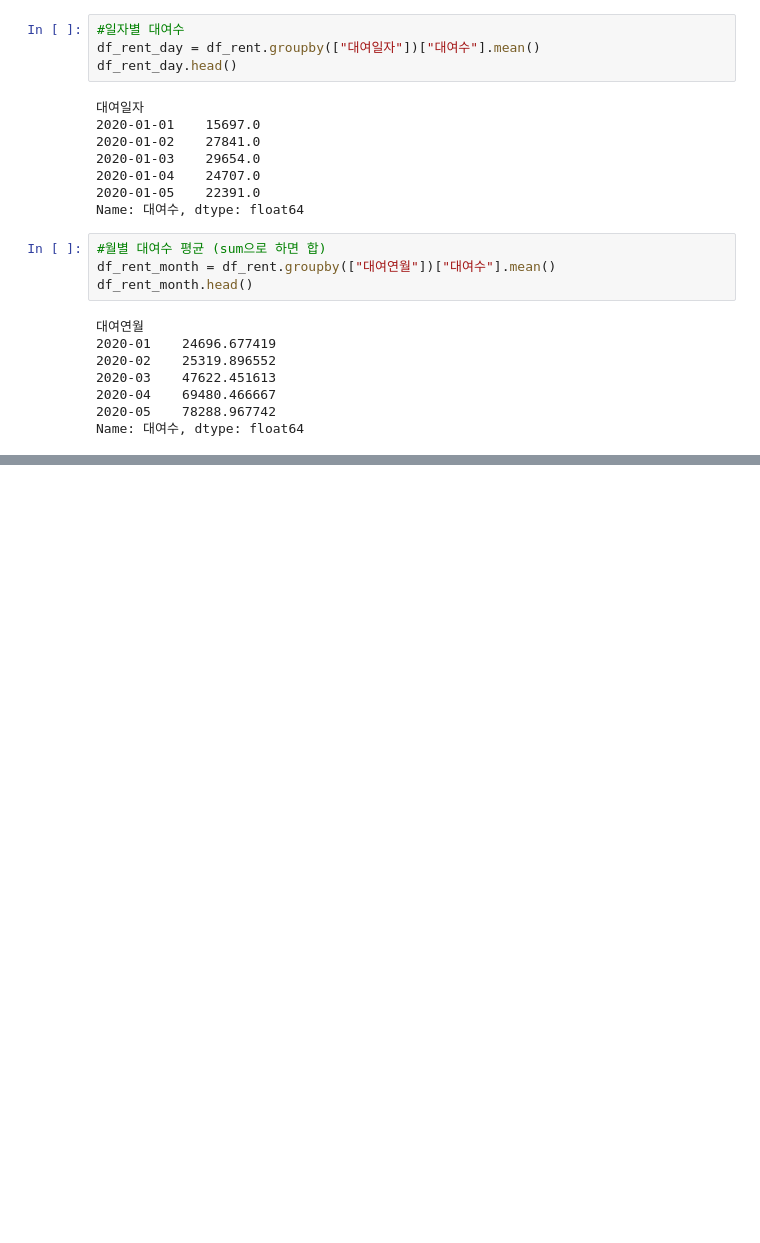
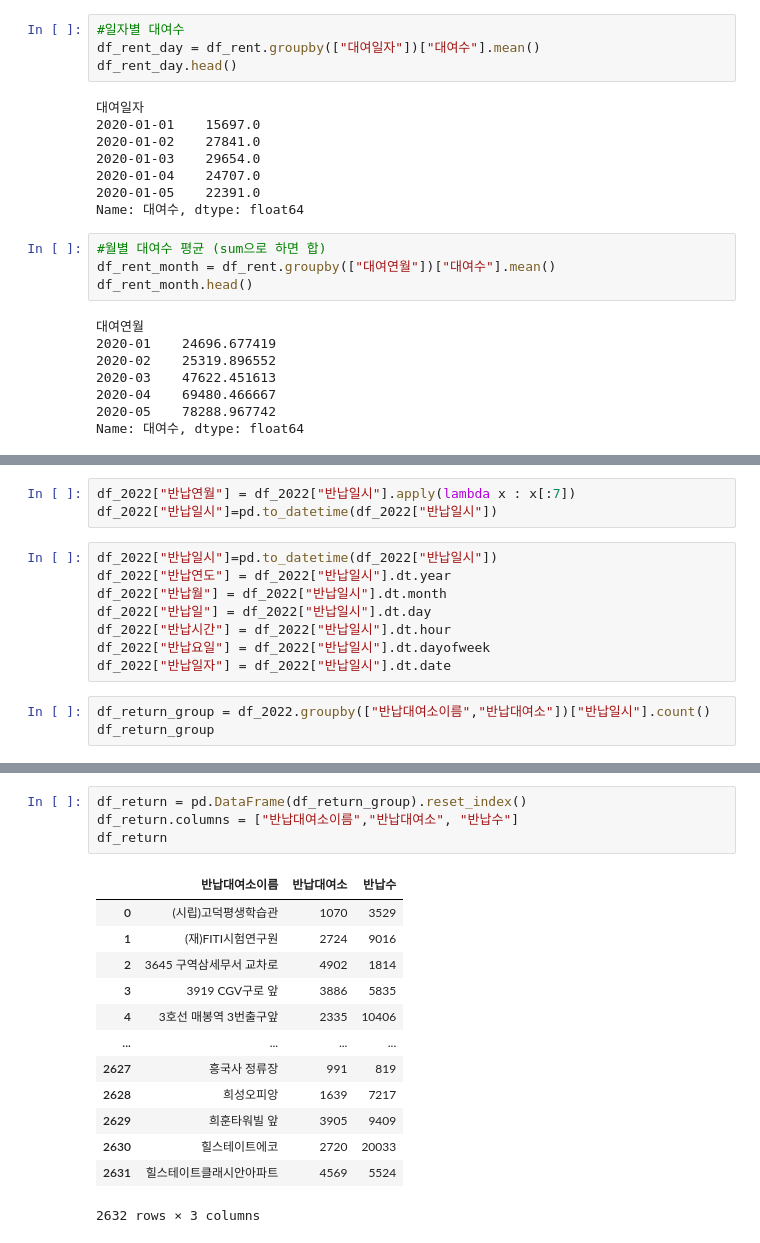
Before and after one commit to dhcryan/ddareung, a Jupyter notebook: main.ipynb, the cells around one changed output, grey strips where cells are left out. Saved outputs shown, nothing was run; the diff lists cells and outputs as text; blank space fills up the shorter version.

```diff
--- a/main.ipynb
+++ b/main.ipynb
@@ -258,0 +206,14 @@ Name: 대여대여소이름, dtype: Int64
+# %%
+df_2022["반납연월"] = df_2022["반납일시"].apply(lambda x : x[:7])
+df_2022["반납일시"]=pd.to_datetime(df_2022["반납일시"])
+# %%
+df_2022["반납일시"]=pd.to_datetime(df_2022["반납일시"])
+df_2022["반납연도"] = df_2022["반납일시"].dt.year
+df_2022["반납월"] = df_2022["반납일시"].dt.month
+df_2022["반납일"] = df_2022["반납일시"].dt.day
+df_2022["반납시간"] = df_2022["반납일시"].dt.hour
+df_2022["반납요일"] = df_2022["반납일시"].dt.dayofweek
+df_2022["반납일자"] = df_2022["반납일시"].dt.date
+# %%
+df_return_group = df_2022.groupby(["반납대여소이름","반납대여소"])["반납일시"].count()
+df_return_group
@@ -258,0 +234,18 @@ Name: 대여대여소이름, dtype: Int64
+# %%
+df_return = pd.DataFrame(df_return_group).reset_index()
+df_return.columns = ["반납대여소이름","반납대여소", "반납수"]
+df_return
+# %% [output]
+|  | 반납대여소이름 | 반납대여소 | 반납수 |
+| 0 | (시립)고덕평생학습관 | 1070 | 3529 |
+| 1 | (재)FITI시험연구원 | 2724 | 9016 |
+| 2 | 3645 구역삼세무서 교차로 | 4902 | 1814 |
+| 3 | 3919 CGV구로 앞 | 3886 | 5835 |
+| 4 | 3호선 매봉역 3번출구앞 | 2335 | 10406 |
+| ... | ... | ... | ... |
+| 2627 | 흥국사 정류장 | 991 | 819 |
+| 2628 | 희성오피앙 | 1639 | 7217 |
+| 2629 | 희훈타워빌 앞 | 3905 | 9409 |
+| 2630 | 힐스테이트에코 | 2720 | 20033 |
+| 2631 | 힐스테이트클래시안아파트 | 4569 | 5524 |
+2632 rows × 3 columns
```
Also changed, not shown: parts of 16 cells of this notebook, 1 other file.
